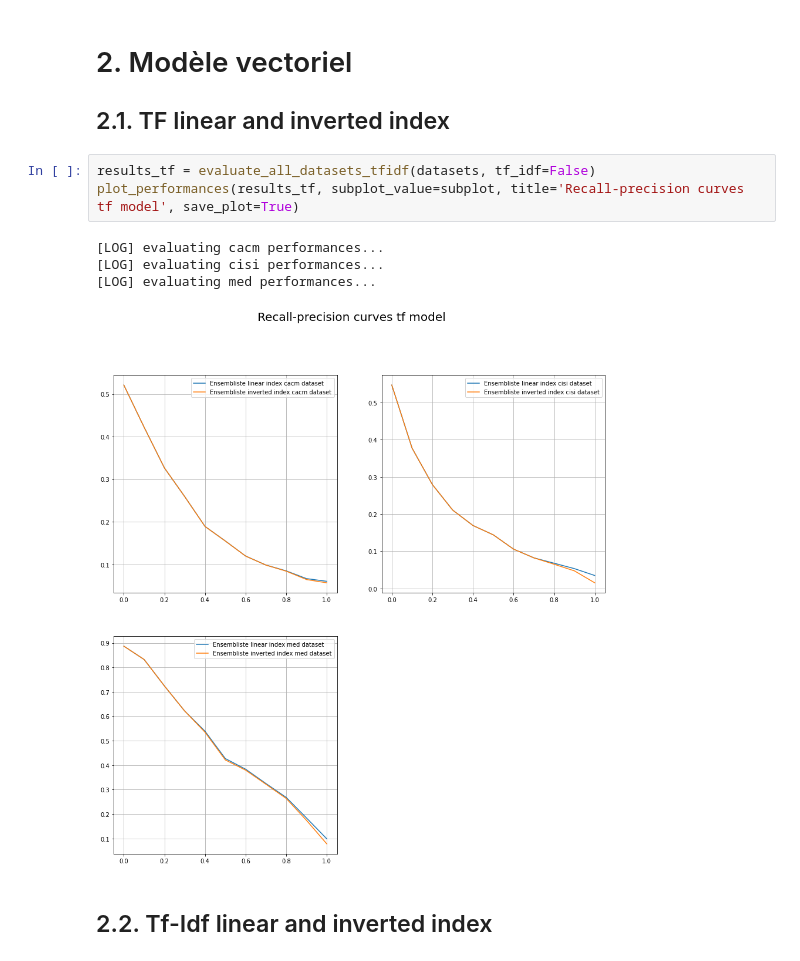
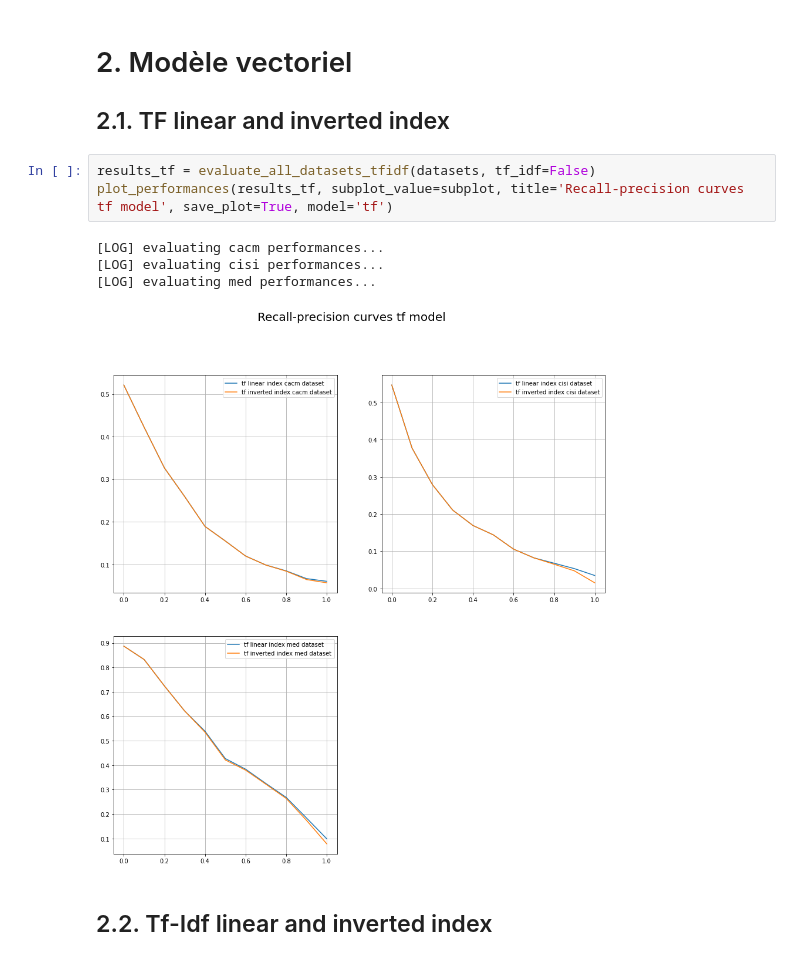
Before and after one commit to bastiendlf/Projet-recherche-information-textuelle-MDATA, a Jupyter notebook: Evaluate Tf_Idf.ipynb, the cells around one changed output. Cells and saved outputs as stored; diff of their text form.

```diff
--- a/Evaluate Tf_Idf.ipynb
+++ b/Evaluate Tf_Idf.ipynb
@@ -9,12 +9,12 @@ subplot = 220
 ## 2.1. TF linear and inverted index
 # %%
 results_tf = evaluate_all_datasets_tfidf(datasets, tf_idf=False)
-plot_performances(results_tf, subplot_value=subplot, title='Recall-precision curves tf model', save_plot=True)
+plot_performances(results_tf, subplot_value=subplot, title='Recall-precision curves tf model', save_plot=True, model='tf')
 # %% [output]
 [LOG] evaluating cacm performances...
 [LOG] evaluating cisi performances...
 [LOG] evaluating med performances...
-[figure, old version]
+[figure, new version]
 # %% [markdown]
 ## 2.2. Tf-Idf linear and inverted index
 # %%
```
Also changed, not shown: parts of 2 cells of this notebook, 3 other files.
